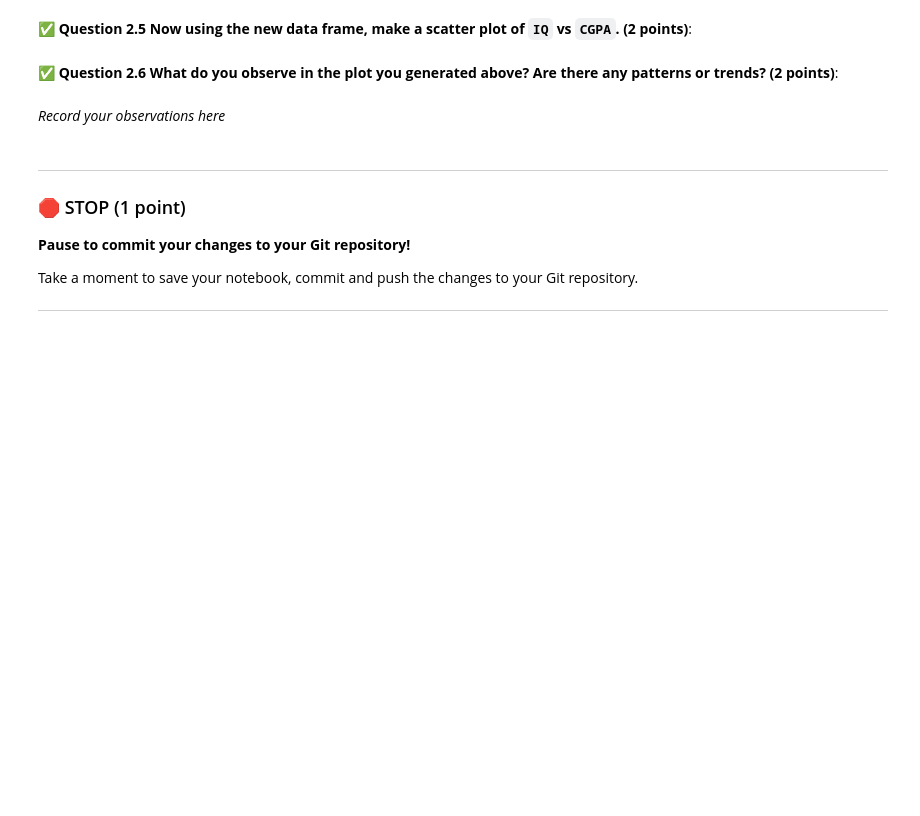
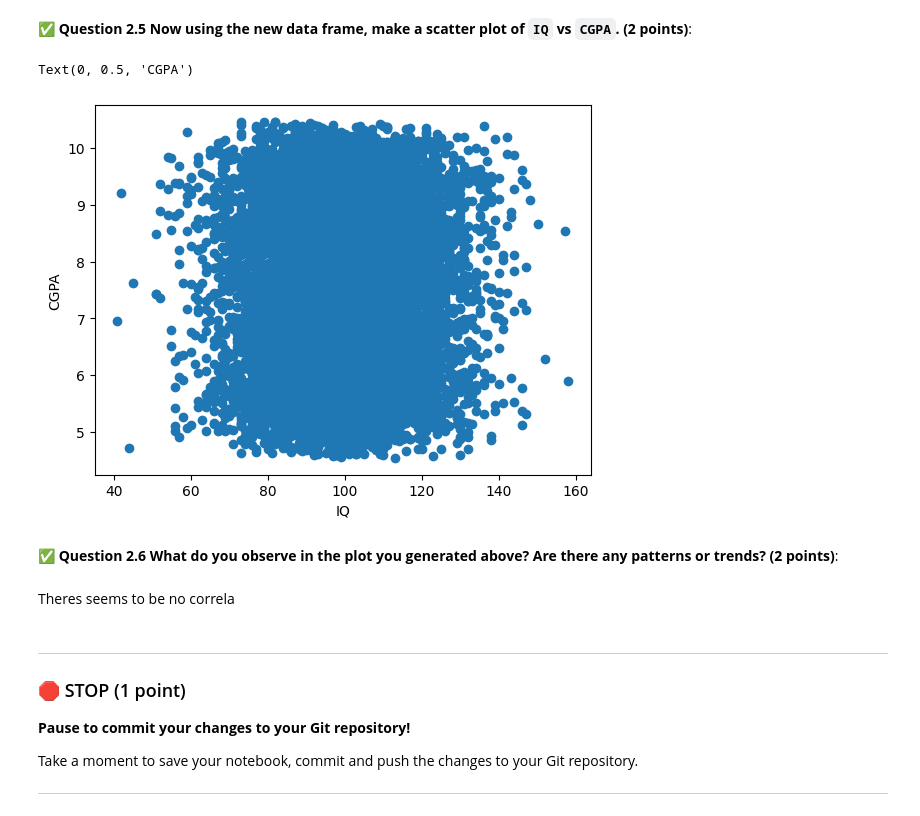
Before and after one commit to BigusMaximus/CMSE-202-Fall-2025, a Jupyter notebook: notebooks/Midterm/CMSE202-Midterm-Section001-STUDENT-F25.ipynb, the cells around one changed output. Drawn from its saved outputs; the diff is of its cells as text; code cells hidden in the pictures; blank space fills up the shorter version.

```diff
--- a/notebooks/Midterm/CMSE202-Midterm-Section001-STUDENT-F25.ipynb
+++ b/notebooks/Midterm/CMSE202-Midterm-Section001-STUDENT-F25.ipynb
@@ -65,3 +75,7 @@ In this section you will be tasked with downloading and exploring a specific dat
 &#9989; **Question 2.2 Read in the dataset as a Pandas data frame and then display the first 4 rows. (2 points)**:
 # %%
 ### Put your code here:
+import pandas as pd
+
+df = pd.read_csv("CollegePlacement.csv")
+df.head()
@@ -73,3 +98,5 @@ In this section you will be tasked with downloading and exploring a specific dat
 &#9989; **Question 2.4 Make a new data frame from your current data frame that contains only the `IQ` and `CGPA` columns. (2 points)**:
 # %%
 ### Put your code here
+new_df = df[['IQ', 'CGPA']].copy()
+new_df.head()
@@ -77,10 +111,18 @@ In this section you will be tasked with downloading and exploring a specific dat
 &#9989; **Question 2.5 Now using the new data frame, make a scatter plot of `IQ` vs `CGPA`. (2 points)**:
 # %%
 ### Put your code here
+import matplotlib.pyplot as plt
+
+plt.scatter(new_df['IQ'], new_df['CGPA'])
+plt.xlabel('IQ')
+plt.ylabel('CGPA')
+# %% [output]
+Text(0, 0.5, 'CGPA')
+[figure, added]
 # %% [markdown]
 &#9989; **Question 2.6 What do you observe in the plot you generated above? Are there any patterns or trends? (2 points)**:
 # %% [markdown]
-_Record your observations here_
+Theres seems to be no correla
 # %% [markdown]
 ---
 ### &#128721; STOP (1 point)
```
Also changed, not shown: parts of 7 cells of this notebook, 3 other files.
